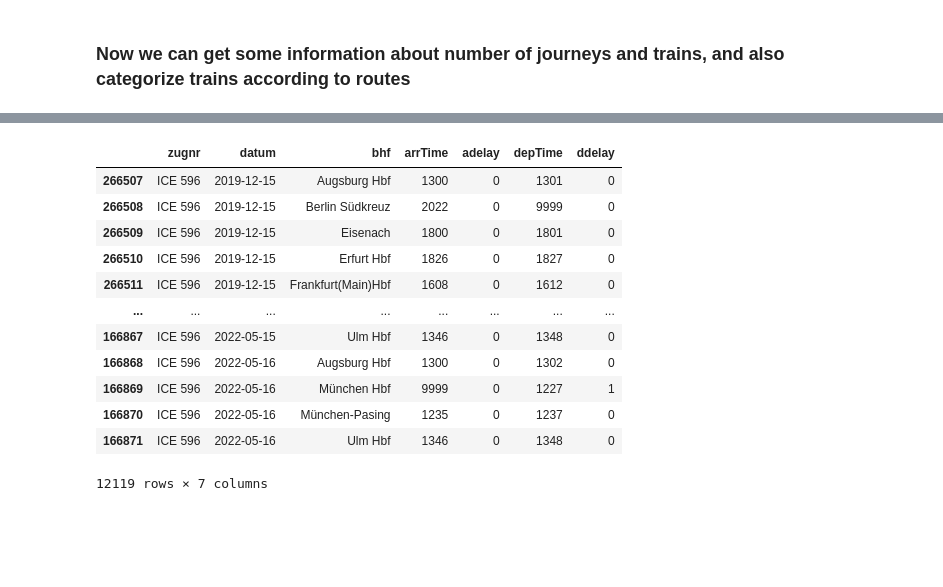
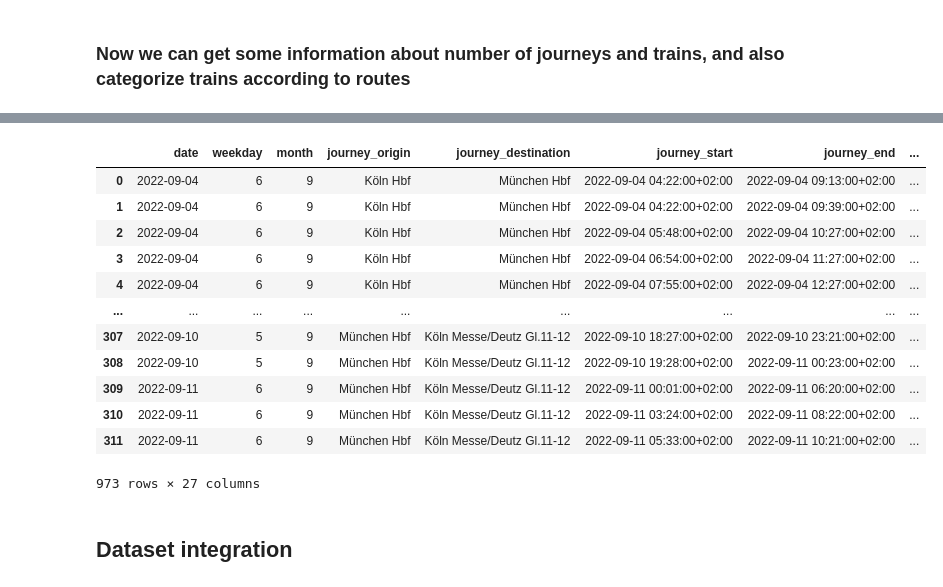
Before and after one commit to Good-Train-Bad-Train/gtbt, a Jupyter notebook: notebooks/Stefano_DB_API_first_look.ipynb, the cells around one changed output, grey strips where cells are left out. Drawn from its saved outputs; the diff is of its cells as text; code cells hidden in the pictures; blank space fills up the shorter version.

```diff
--- a/notebooks/Stefano_DB_API_first_look.ipynb
+++ b/notebooks/Stefano_DB_API_first_look.ipynb
@@ -307,0 +530,24 @@ Stations where trains connect on first change: {'Frankfurt(Main) Hbf', 'Mannheim
+# %%
+# Now let's iterate through our targets and generate journeylist for each origin-destination pair, and a corresponding df
+
+dateandtime0 = '04/09/22 02:00:00' # the rationale for the date chosen here is to get a "normal" week after summer vacation, starting Sunday
+dateandtime = datetime.strptime(dateandtime0, '%d/%m/%y %H:%M:%S')
+
+journeylist_KH_M = ['Köln Hbf', 'München Hbf']
+journeylist_KM_M = ['Köln Messe', 'München Hbf']
+journeylist_M_KH = ['München Hbf', 'Köln Hbf']
+journeylist_M_KM = ['München Hbf', 'Köln Messe']
+journeylist_KH_B = ['Köln Hbf', 'Berlin Hbf']
+journeylist_KM_B = ['Köln Messe','Berlin Hbf']
+journeylist_B_KH = ['Berlin Hbf', 'Köln Hbf']
+journeylist_B_KM = ['Berlin Hbf', 'Köln Messe']
+journeylist_B_M = ['Berlin Hbf', 'München Hbf']
+journeylist_M_B = ['München Hbf','Berlin Hbf']
+
+listofjourneys = [journeylist_KH_M,
+                  journeylist_KM_M,
+                  journeylist_M_KH,
+                  journeylist_M_KM] # Let's leave Berlin out for now, we can get those trips later
+
+
+listofjourneylists = create_journeylists(listofjourneys,dateandtime)
@@ -308 +572,29 @@ Stations where trains connect on first change: {'Frankfurt(Main) Hbf', 'Mannheim
+# %%
+# Putting it all together in one canonical df
+
+listofdfs = [] # of course we need another list :)
+
+for journeylist in listofjourneylists:
+    listofdfs.append(create_journeydf(journeylist))
+
+finaldf = pd.concat(listofdfs)
+
+with pd.option_context("display.max_rows", 10, "display.max_columns", None):
+  display(finaldf)
+# %% [output]
+|  | date | weekday | month | journey_origin | journey_destination | journey_start | journey_end | ... |
+| 0 | 2022-09-04 | 6 | 9 | Köln Hbf | München Hbf | 2022-09-04 04:22:00+02:00 | 2022-09-04 09:13:00+02:00 | ... |
+| 1 | 2022-09-04 | 6 | 9 | Köln Hbf | München Hbf | 2022-09-04 04:22:00+02:00 | 2022-09-04 09:39:00+02:00 | ... |
+| 2 | 2022-09-04 | 6 | 9 | Köln Hbf | München Hbf | 2022-09-04 05:48:00+02:00 | 2022-09-04 10:27:00+02:00 | ... |
+| 3 | 2022-09-04 | 6 | 9 | Köln Hbf | München Hbf | 2022-09-04 06:54:00+02:00 | 2022-09-04 11:27:00+02:00 | ... |
+| 4 | 2022-09-04 | 6 | 9 | Köln Hbf | München Hbf | 2022-09-04 07:55:00+02:00 | 2022-09-04 12:27:00+02:00 | ... |
+| ... | ... | ... | ... | ... | ... | ... | ... | ... |
+| 307 | 2022-09-10 | 5 | 9 | München Hbf | Köln Messe/Deutz Gl.11-12 | 2022-09-10 18:27:00+02:00 | 2022-09-10 23:21:00+02:00 | ... |
+| 308 | 2022-09-10 | 5 | 9 | München Hbf | Köln Messe/Deutz Gl.11-12 | 2022-09-10 19:28:00+02:00 | 2022-09-11 00:23:00+02:00 | ... |
+| 309 | 2022-09-11 | 6 | 9 | München Hbf | Köln Messe/Deutz Gl.11-12 | 2022-09-11 00:01:00+02:00 | 2022-09-11 06:20:00+02:00 | ... |
+| 310 | 2022-09-11 | 6 | 9 | München Hbf | Köln Messe/Deutz Gl.11-12 | 2022-09-11 03:24:00+02:00 | 2022-09-11 08:22:00+02:00 | ... |
+| 311 | 2022-09-11 | 6 | 9 | München Hbf | Köln Messe/Deutz Gl.11-12 | 2022-09-11 05:33:00+02:00 | 2022-09-11 10:21:00+02:00 | ... |
+973 rows × 27 columns
+# %% [markdown]
+## Dataset integration
 # %%
@@ -317,17 +607 @@ df = pd.concat([df0,df1,df2])
 #df = df.sample(frac=0.01)
-# %%
-df[df["zugnr"].apply(lambda x: 'ICE 596' in x)]
-# %% [output]
-|  | zugnr | datum | bhf | arrTime | adelay | depTime | ddelay |
-| 266507 | ICE 596 | 2019-12-15 | Augsburg Hbf | 1300 | 0 | 1301 | 0 |
-| 266508 | ICE 596 | 2019-12-15 | Berlin Südkreuz | 2022 | 0 | 9999 | 0 |
-| 266509 | ICE 596 | 2019-12-15 | Eisenach | 1800 | 0 | 1801 | 0 |
-| 266510 | ICE 596 | 2019-12-15 | Erfurt Hbf | 1826 | 0 | 1827 | 0 |
-| 266511 | ICE 596 | 2019-12-15 | Frankfurt(Main)Hbf | 1608 | 0 | 1612 | 0 |
-| ... | ... | ... | ... | ... | ... | ... | ... |
-| 166867 | ICE 596 | 2022-05-15 | Ulm Hbf | 1346 | 0 | 1348 | 0 |
-| 166868 | ICE 596 | 2022-05-16 | Augsburg Hbf | 1300 | 0 | 1302 | 0 |
-| 166869 | ICE 596 | 2022-05-16 | München Hbf | 9999 | 0 | 1227 | 1 |
-| 166870 | ICE 596 | 2022-05-16 | München-Pasing | 1235 | 0 | 1237 | 0 |
-| 166871 | ICE 596 | 2022-05-16 | Ulm Hbf | 1346 | 0 | 1348 | 0 |
-12119 rows × 7 columns
```
Also changed, not shown: parts of 22 cells of this notebook, 1 other file.
